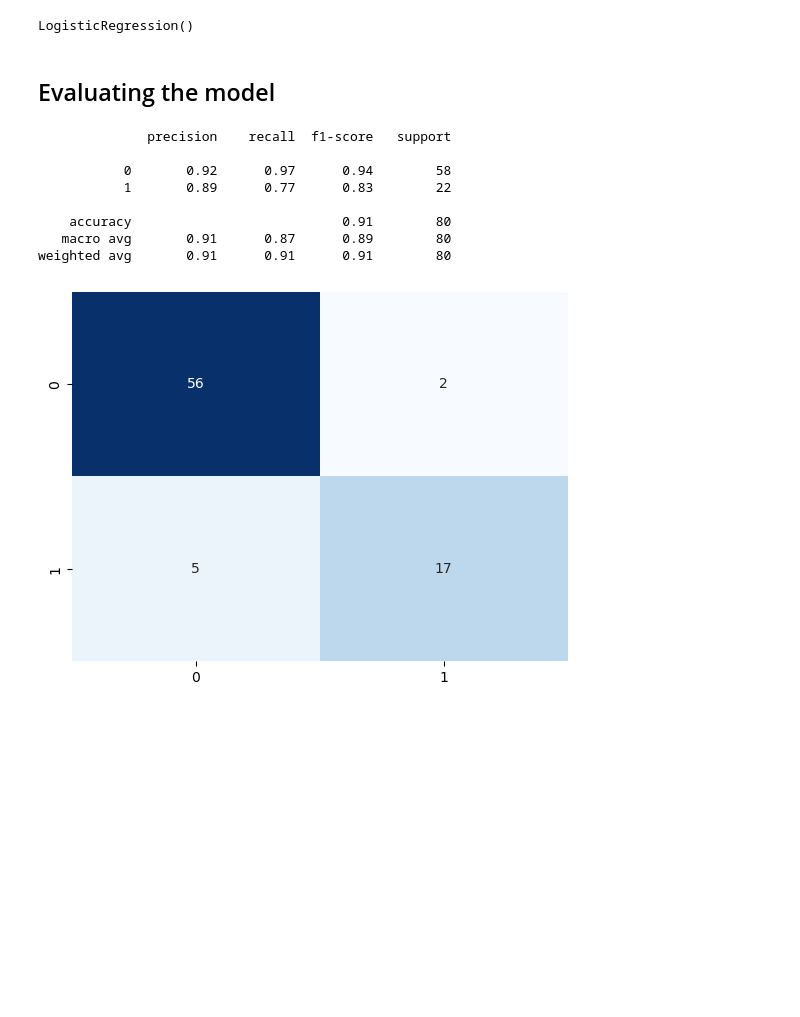
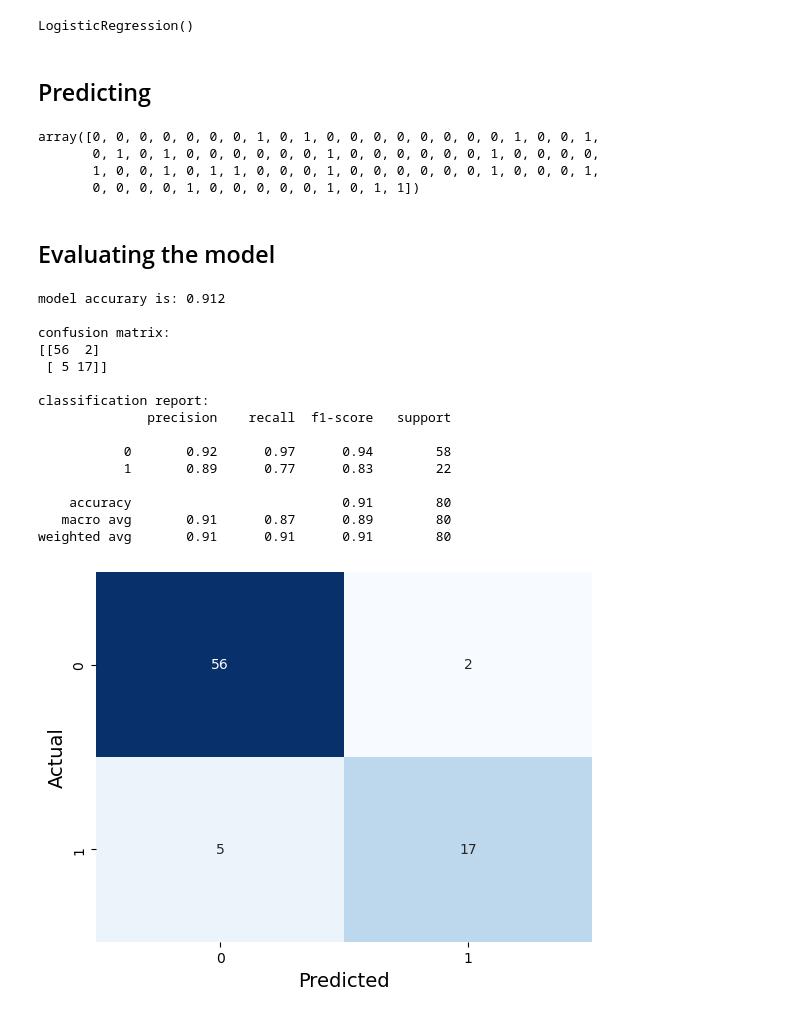
Before and after one commit to hosseinabadii/Machine-Learning-Projects, a Jupyter notebook: 16 SUV Cars Dataset (Classification)/main.ipynb, the cells around one changed output. Drawn from its saved outputs; the diff is of its cells as text; code cells hidden in the pictures; blank space fills up the shorter version.

```diff
--- a/16 SUV Cars Dataset (Classification)/main.ipynb
+++ b/16 SUV Cars Dataset (Classification)/main.ipynb
@@ -72,20 +71,42 @@ lg_clf = LogisticRegression()
 lg_clf.fit(X_train, y_train)
 # %% [output]
 LogisticRegression()
+# %% [markdown]
+## Predicting
+# %%
+y_pred = lg_clf.predict(X_test)
+y_pred
+# %% [output]
+array([0, 0, 0, 0, 0, 0, 0, 1, 0, 1, 0, 0, 0, 0, 0, 0, 0, 0, 1, 0, 0, 1,
+       0, 1, 0, 1, 0, 0, 0, 0, 0, 0, 1, 0, 0, 0, 0, 0, 0, 1, 0, 0, 0, 0,
+       1, 0, 0, 1, 0, 1, 1, 0, 0, 0, 1, 0, 0, 0, 0, 0, 0, 1, 0, 0, 0, 1,
+       0, 0, 0, 0, 1, 0, 0, 0, 0, 0, 1, 0, 1, 1])
 # %% [markdown]
 ## Evaluating the model
-# %%
-y_pred = lg_clf.predict(X_test)
-cm = confusion_matrix(y_test, y_pred)
-print(classification_report(y_test, y_pred))
-sns.heatmap(cm, annot=True, cmap="Blues", cbar=False);
-# %% [output]
-              precision    recall  f1-score   support
-
-           0       0.92      0.97      0.94        58
-           1       0.89      0.77      0.83        22
-
-    accuracy                           0.91        80
-   macro avg       0.91      0.87      0.89        80
-weighted avg       0.91      0.91      0.91        80
-[figure, removed]
+# %%
+cm = confusion_matrix(y_test, y_pred)
+acc = accuracy_score(y_test, y_pred)
+report = classification_report(y_test, y_pred)
+print(f"\nmodel accurary is: {acc:.3f}")
+print(f"\nconfusion matrix:\n{cm}")
+print(f"\nclassification report:\n{report}")
+ax = sns.heatmap(cm, annot=True, cmap="Blues", cbar=False)
+ax.set_xlabel("Predicted", fontsize=14)
+ax.set_ylabel("Actual", fontsize=14);
+# %% [output]
+model accurary is: 0.912
+
+confusion matrix:
+[[56  2]
+ [ 5 17]]
+
+classification report:
+              precision    recall  f1-score   support
+
+           0       0.92      0.97      0.94        58
+           1       0.89      0.77      0.83        22
+
+    accuracy                           0.91        80
+   macro avg       0.91      0.87      0.89        80
+weighted avg       0.91      0.91      0.91        80
+[figure, added]
```
Also changed, not shown: parts of 1 cell of this notebook, 10 other files.
